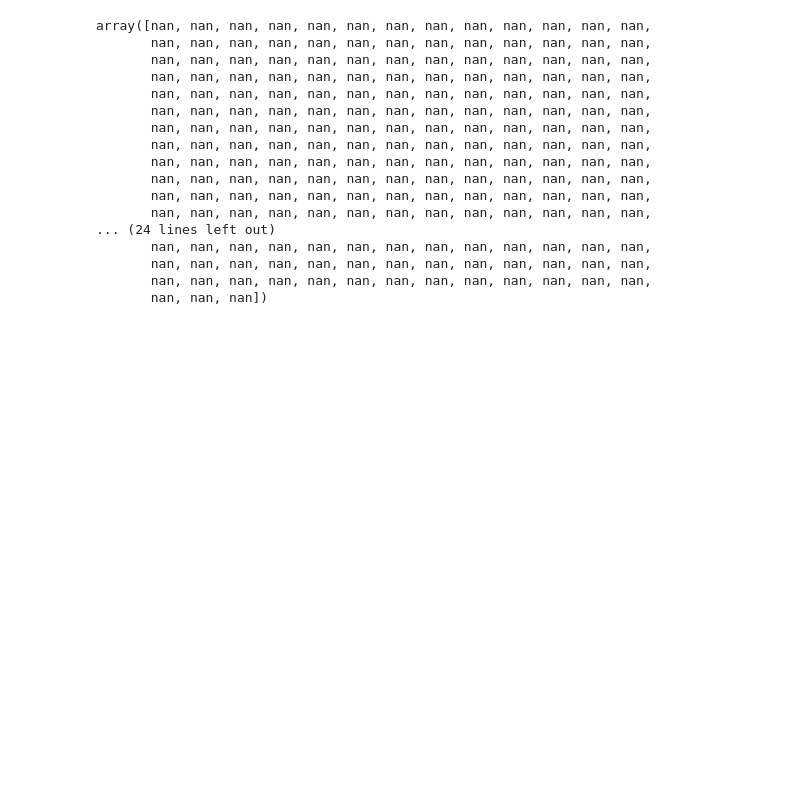
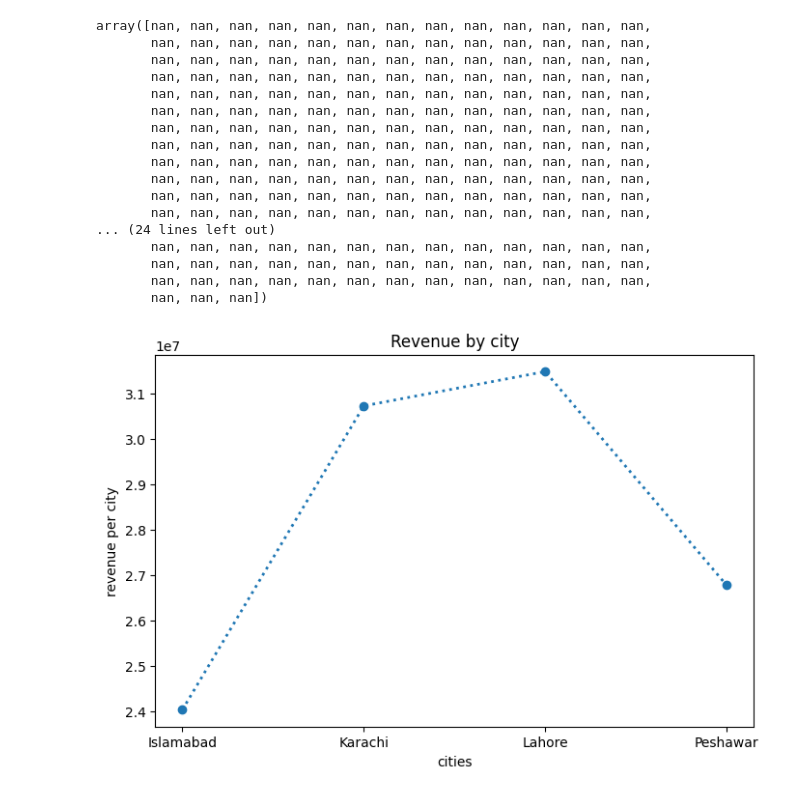
Before and after one commit to Engr-Jawad/pandas_laibrary, a Jupyter notebook: problem5.ipynb, the cells around one changed output. Saved outputs shown, nothing was run; the diff lists cells and outputs as text; code cells hidden in the pictures; blank space fills up the shorter version.

```diff
--- a/problem5.ipynb
+++ b/problem5.ipynb
@@ -312,3 +312,13 @@ array([nan, nan, nan, nan, nan, nan, nan, nan, nan, nan, nan, nan, nan,
        nan, nan, nan, nan, nan, nan, nan, nan, nan, nan, nan, nan, nan,
        nan, nan, nan, nan, nan, nan, nan, nan, nan, nan, nan, nan, nan,
        nan, nan, nan])
+# %%
+import matplotlib.pyplot  as plt
+plt.figure(figsize=(8, 5))
+plt.plot(total_revenue_city,linestyle=":",marker="o",linewidth=2)
+plt.title("Revenue by city")
+plt.xlabel("cities")
+plt.ylabel("revenue per city")
+plt.show()
+# %% [output]
+[figure, added]
```
